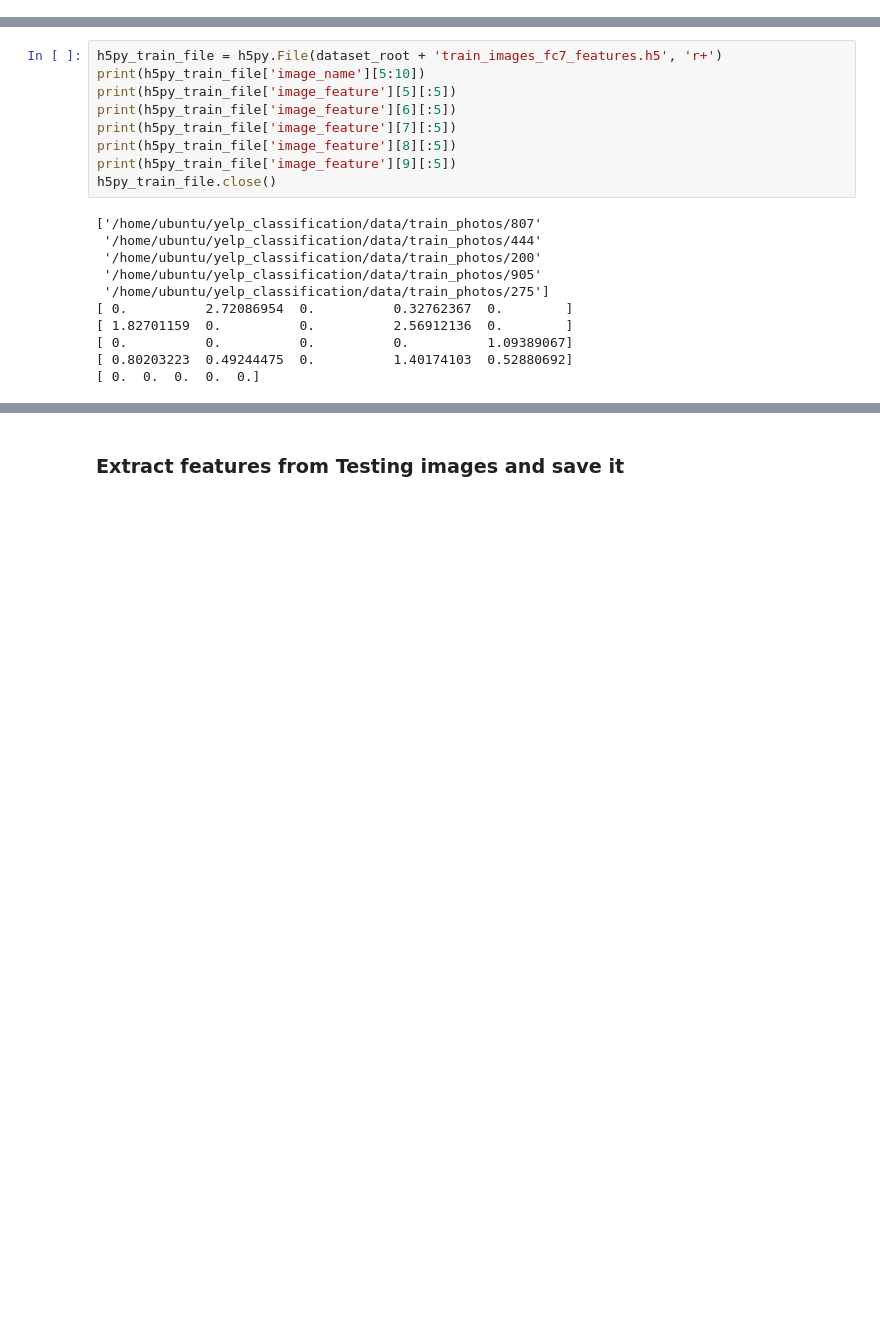
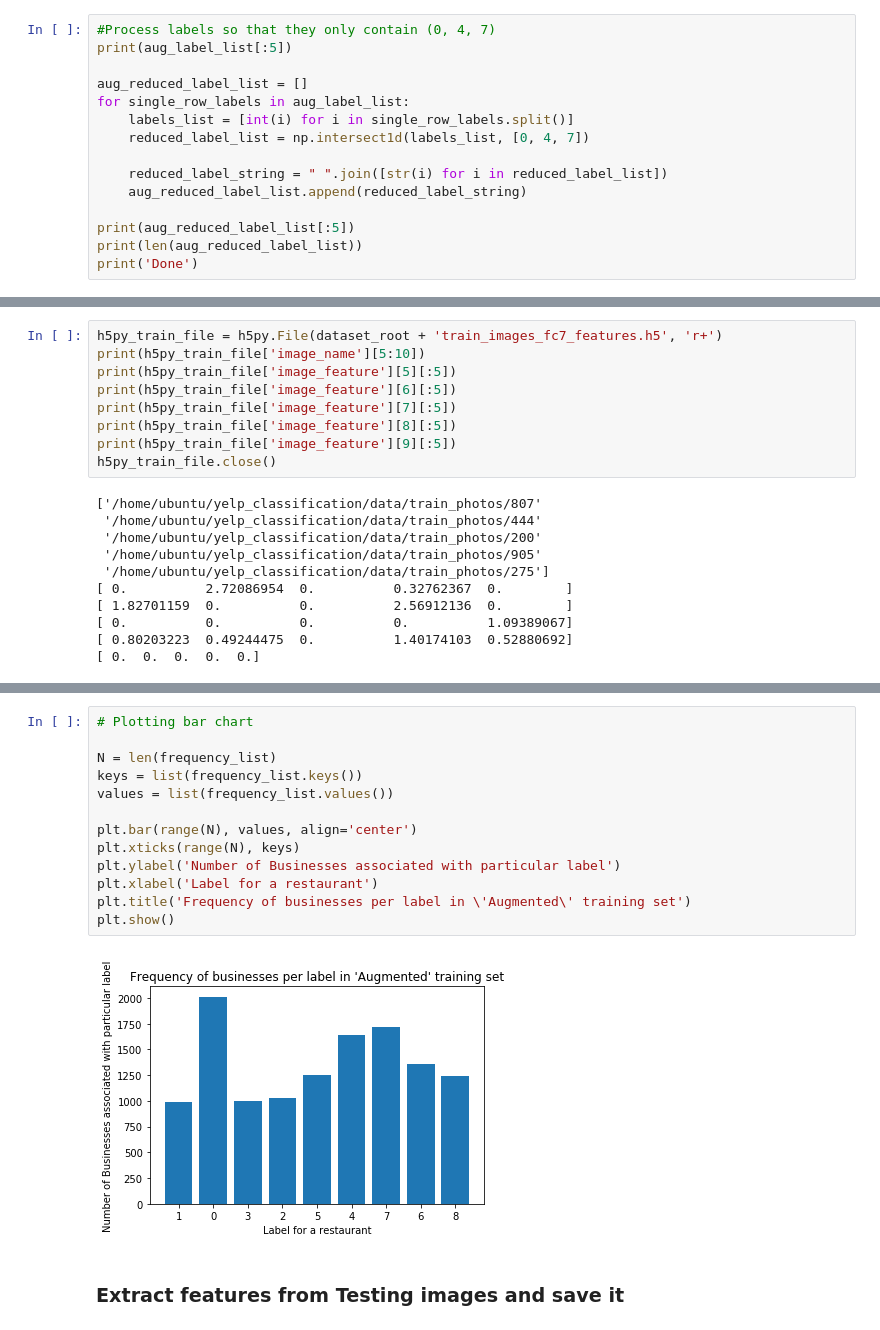
Before and after one commit to harsh6292/machine-learning-nd, a Jupyter notebook: projects/capstone/final_project/Yelp_Restaurant_classification.ipynb, the cells around one changed output, grey strips where cells are left out. Saved outputs shown, nothing was run; the diff lists cells and outputs as text; blank space fills up the shorter version.

```diff
--- a/projects/capstone/final_project/Yelp_Restaurant_classification.ipynb
+++ b/projects/capstone/final_project/Yelp_Restaurant_classification.ipynb
@@ -190,0 +272,15 @@ Mapping of testing photos to training business ids
+# %%
+#Process labels so that they only contain (0, 4, 7)
+print(aug_label_list[:5])
+
+aug_reduced_label_list = []
+for single_row_labels in aug_label_list:
+    labels_list = [int(i) for i in single_row_labels.split()]
+    reduced_label_list = np.intersect1d(labels_list, [0, 4, 7])
+
+    reduced_label_string = " ".join([str(i) for i in reduced_label_list])
+    aug_reduced_label_list.append(reduced_label_string)
+
+print(aug_reduced_label_list[:5])
+print(len(aug_reduced_label_list))
+print('Done')
@@ -370,3 +813,18 @@ h5py_train_file.close()
+# %%
+# Plotting bar chart
+
+N = len(frequency_list)
+keys = list(frequency_list.keys())
+values = list(frequency_list.values())
+
+plt.bar(range(N), values, align='center')
+plt.xticks(range(N), keys)
+plt.ylabel('Number of Businesses associated with particular label')
+plt.xlabel('Label for a restaurant')
+plt.title('Frequency of businesses per label in \'Augmented\' training set')
+plt.show()
+# %% [output]
+[figure, added]
 # %% [markdown]
 ### Extract features from Testing images and save it
 # %%
```
Also changed, not shown: parts of 51 cells of this notebook, 1 other file.
